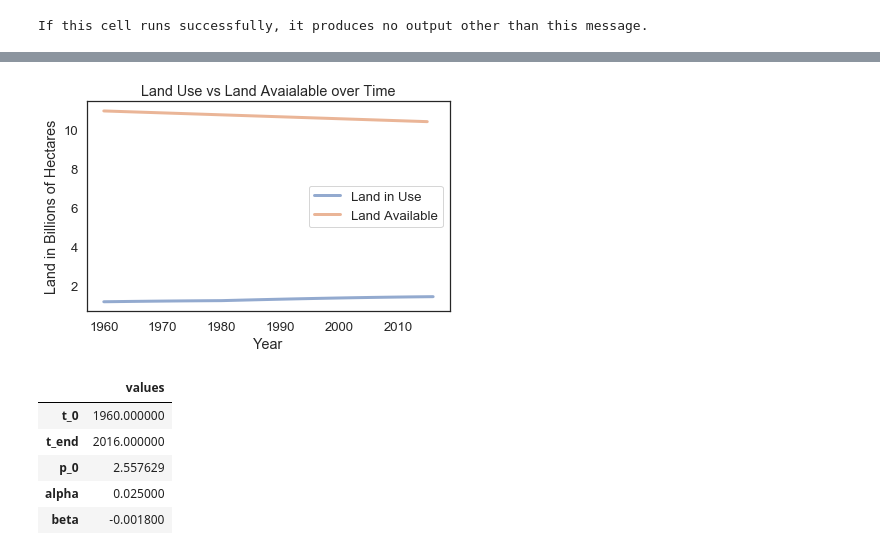
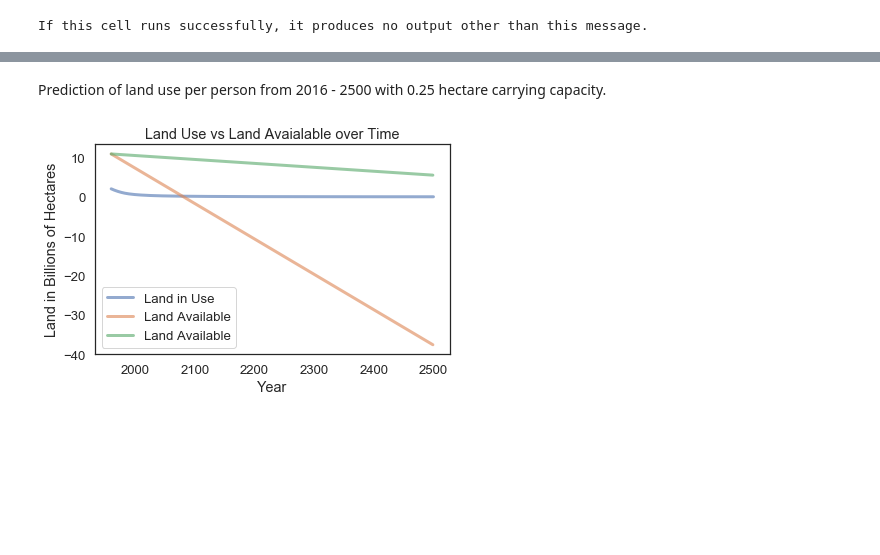
Before and after one commit to ANordwall/ModSimPy, a Jupyter notebook: code/!Project.ipynb, the cells around one changed output, grey strips where cells are left out. Cells and saved outputs as stored; diff of their text form; code cells hidden in the pictures; blank space fills up the shorter version.

```diff
--- a/code/!Project.ipynb
+++ b/code/!Project.ipynb
@@ -162,0 +106,7 @@ def decay_sim ():
+# %%
+"""model for 1980 on"""
+
+def land_PP_change2(land_use_pp, system):
+
+    pp_decline = system.r * land_use_pp * (1-land_use_pp/system.k)
+    return land_use_pp + pp_decline
@@ -162,0 +125,9 @@ def decay_sim ():
+# %%
+results = run_simulation_PP(systemLandPP)
+
+plot (results, label='Model')
+plot (years, land_use_pp_data, label='Data')
+
+decorate(xlabel='Year',
+        ylabel='Land Use Per Person in Hectares',
+        title='Land Use Per Person over Time')
@@ -162,0 +138,20 @@ def decay_sim ():
+# %%
+def run_simulation_PP(system):
+
+    results = TimeSeries()
+    results[system.t_0] = system.r_0
+
+    for t in linrange(1960, 2500, 1):
+        if t < 1980:
+            results[t+1] = land_PP_change1(results[t], system)
+        else:
+            results[t+1] = land_PP_change2(results[t], system)
+    return results
+# %%
+results = run_simulation_PP(systemLandPP)
+plot (results, label='Model')
+plot (years, land_use_pp_data, label='Data')
+
+decorate(xlabel='Year',
+        ylabel='Land Use per Person in Hectares',
+        title='Land Use Per Person Projection 1')
@@ -163,31 +160,19 @@ def decay_sim ():
+# %% [markdown]
+Prediction of land use per person from 2016 - 2500 with 0.25 hectare carrying capacity.
 # %%
-t_0 = 1960
-t_end = get_last_label(census)
-p_0 = get_first_value(census)
+
 
 newTS = TimeSeries()
 for i in list(results.keys()):
-    newTS[i] = results[i] * results_PP[i]
+    newTS[i] = results[i] * results[i]
 
 plot(newTS, label='Land in Use')
-decay_sim()
+decay_sim(land_decay_big)
+decay_sim(land_decay_smol)
 
 
 decorate(xlabel='Year',
         ylabel='Land in Billions of Hectares',
         title='Land Use vs Land Avaialable over Time')
 # %% [output]
-[figure, old version]
+[figure, new version]
-# %%
-system_pop = System(t_0=t_0,
-                t_end=t_end,
-                p_0=p_0,
-                alpha=0.025,
-                beta=-0.0018)
-# %% [output]
-|  | values |
-| t_0 | 1960.000000 |
-| t_end | 2016.000000 |
-| p_0 | 2.557629 |
-| alpha | 0.025000 |
-| beta | -0.001800 |
```
Also changed, not shown: parts of 34 cells of this notebook.
